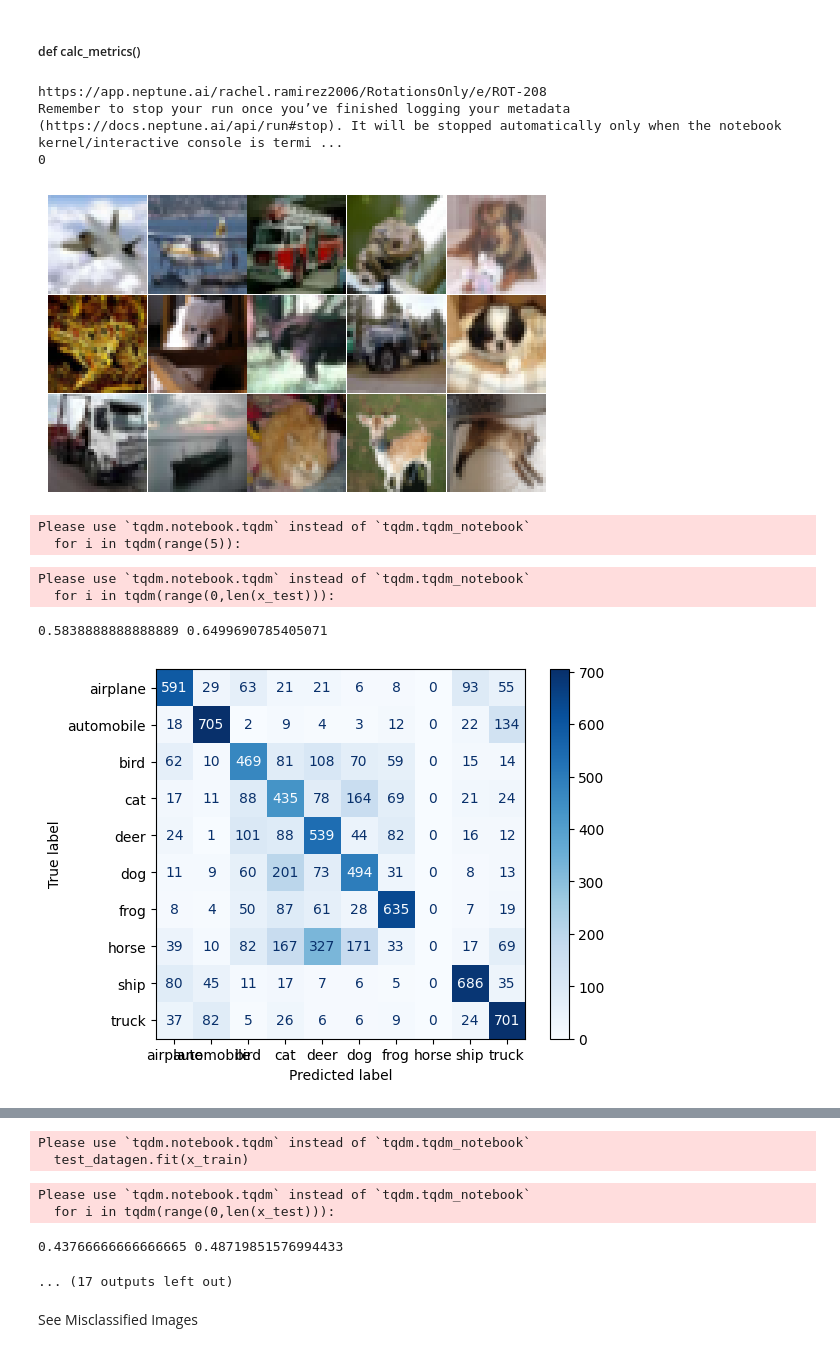
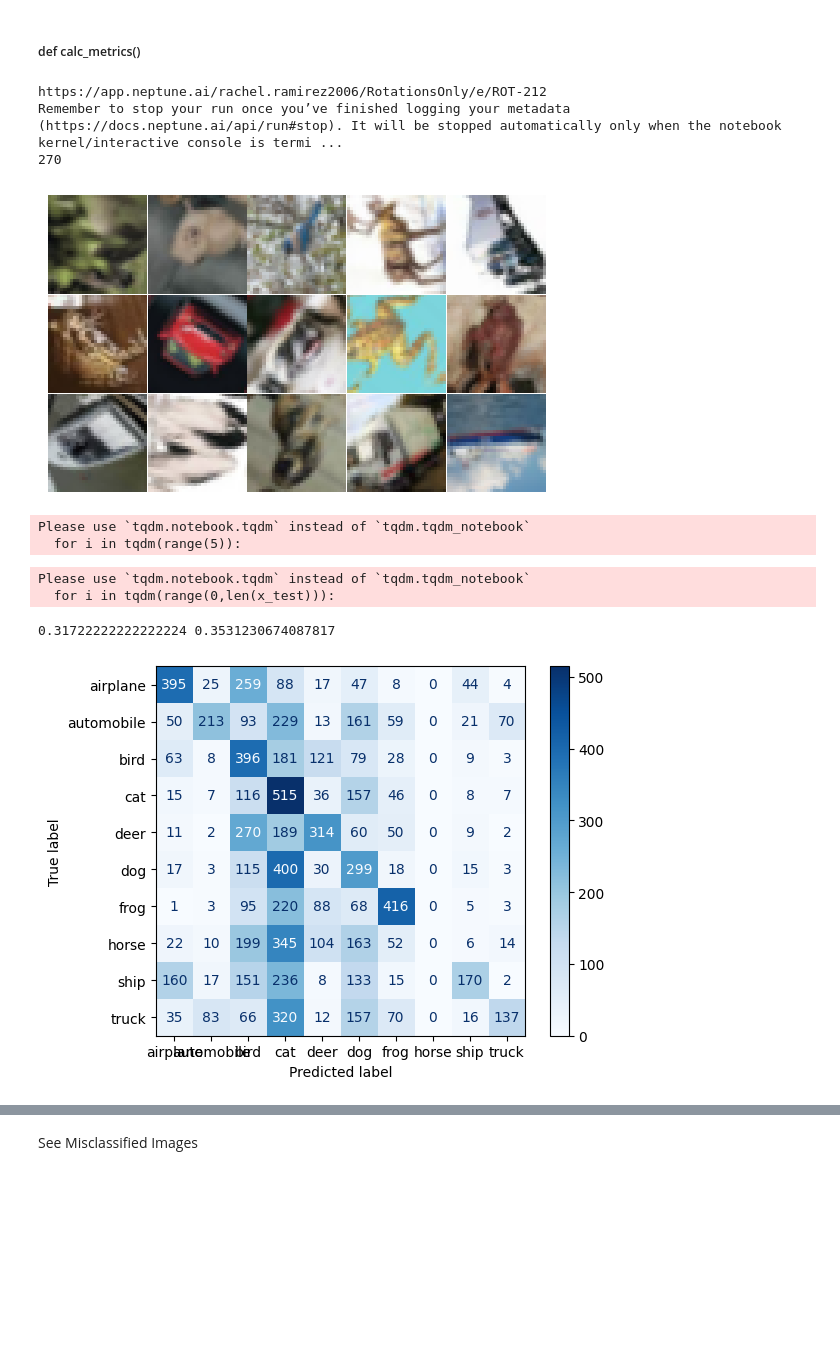
Before and after one commit to RachelRamirez/tta, a Jupyter notebook: TTA_experiments_only.ipynb, the cells around one changed output, grey strips where cells are left out. Saved outputs shown, nothing was run; the diff lists cells and outputs as text; code cells hidden in the pictures; blank space fills up the shorter version.

```diff
--- a/TTA_experiments_only.ipynb
+++ b/TTA_experiments_only.ipynb
@@ -727,7 +730,10 @@ def calc_metrics():
 
 
 # create a dictionary of  parameters to pass to data_generator
-for rot_degree in range(0,360,90):
+for rot_degree in range(270,271,10):
+
+  rot_degree  = 270
+
   run = new_run()
 
   print(rot_degree)
@@ -771,39 +777,39 @@ for rot_degree in range(0,360,90):
 
   plt.figure(figsize=(12,12))
 
   # Non-Bayesian
   plt.subplot(4,3,1)
   plot_hists_basic(nll, "Non-Bayesian nll of max p", "NLL", [-0.2,2])
   plt.subplot(4,3,2)
   plt.axis("off")
   plt.subplot(4,3,3)
   plot_hists_basic(entropy, "Non-Bayesian entropy", "Entropy", [-0.2,3.2])
 
 
 
 
   # w/TTA Methods
   plt.subplot(4,3,4)
   plot_hists(nll_tta, "TTA nll of max p", "NLL", [-0.2,2])
   plt.subplot(4,3,5)
   plot_hists(pred_std_tta, "TTA std dev.", "std", [-0.2,0.8])
   plt.subplot(4,3,6)
   plot_hists(entropy_tta, "TTA entropy", "Entropy", [-0.2,3.2])
 
 
 
 
   plt.show()
 
   run.stop()
 # %% [output]
-https://app.neptune.ai/rachel.ramirez2006/RotationsOnly/e/ROT-208
+https://app.neptune.ai/rachel.ramirez2006/RotationsOnly/e/ROT-212
 Remember to stop your run once you’ve finished logging your metadata (https://docs.neptune.ai/api/run#stop). It will be stopped automatically only when the notebook kernel/interactive console is termi ...
-0
+270
-[figure, old version]
+[figure, new version]
 Please use `tqdm.notebook.tqdm` instead of `tqdm.tqdm_notebook`
   for i in tqdm(range(5)):
 Please use `tqdm.notebook.tqdm` instead of `tqdm.tqdm_notebook`
   for i in tqdm(range(0,len(x_test))):
-0.5838888888888889 0.6499690785405071
+0.31722222222222224 0.3531230674087817
-[figure, old version]
+[figure, new version]
@@ -821,9 +823,3 @@ Remember to stop your run once you’ve finished logging your metadata (https://
-Please use `tqdm.notebook.tqdm` instead of `tqdm.tqdm_notebook`
-  test_datagen.fit(x_train)
-Please use `tqdm.notebook.tqdm` instead of `tqdm.tqdm_notebook`
-  for i in tqdm(range(0,len(x_test))):
-0.43766666666666665 0.48719851576994433
-... (17 outputs left out)
 # %%
 # run["val_cm"] = val_cm                    #This should never change unless the vanilla model changes
 # run["test_acc_all"] = test_acc_all        #This should never change unless the vanilla model changes
```
Also changed, not shown: parts of 10 cells of this notebook.
